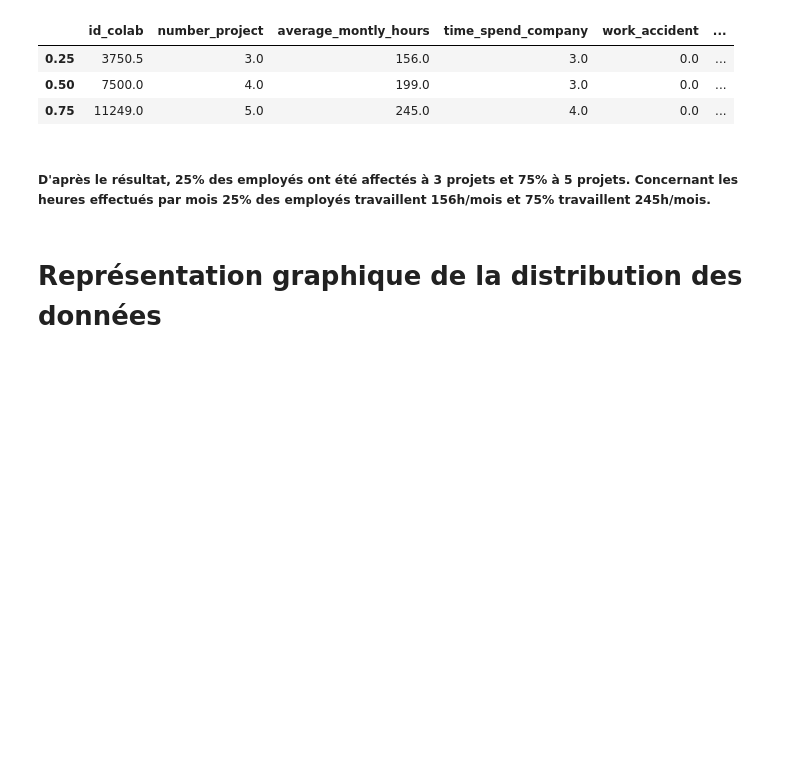
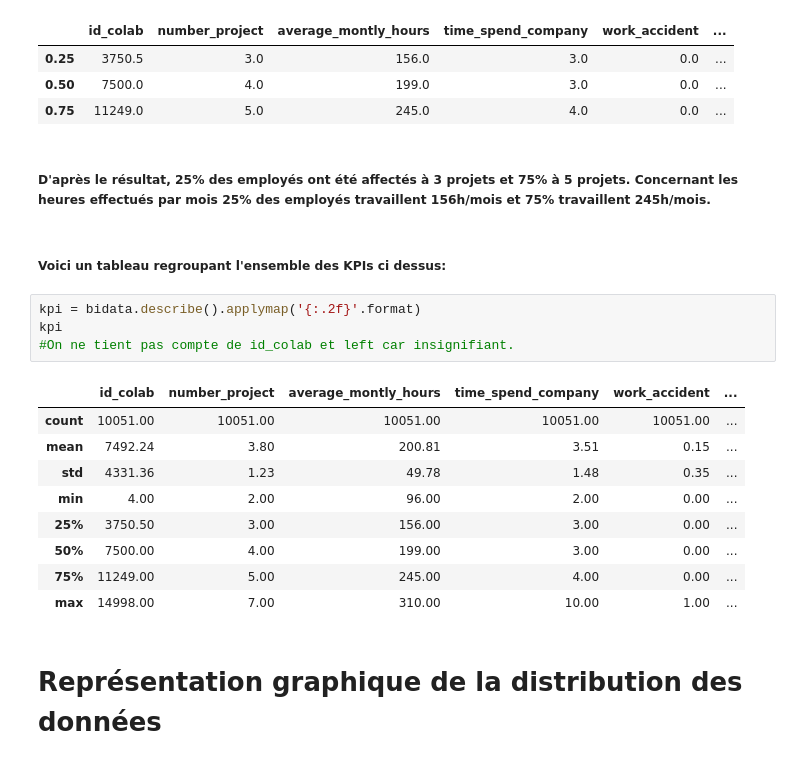
Before and after one commit to Gadeux/Projet-BI---Emma-et-Sarah, a Jupyter notebook: BI-Sarah et Emma.ipynb, the cells around one changed output. Drawn from its saved outputs; the diff is of its cells as text; blank space fills up the shorter version.

```diff
--- a/BI-Sarah et Emma.ipynb
+++ b/BI-Sarah et Emma.ipynb
@@ -568,6 +568,22 @@ percentiles_all
 | 0.75 | 11249.0 | 5.0 | 245.0 | 4.0 | 0.0 | ... |
 # %% [markdown]
 ##### D'après le résultat, 25% des employés ont été affectés à 3 projets et 75% à 5 projets. Concernant les heures effectués par mois 25% des employés travaillent 156h/mois et 75% travaillent 245h/mois.
+# %% [markdown]
+##### Voici un tableau regroupant l'ensemble des KPIs ci dessus:
+# %%
+kpi = bidata.describe().applymap('{:.2f}'.format)
+kpi
+#On ne tient pas compte de id_colab et left car insignifiant.
+# %% [output]
+|  | id_colab | number_project | average_montly_hours | time_spend_company | work_accident | ... |
+| count | 10051.00 | 10051.00 | 10051.00 | 10051.00 | 10051.00 | ... |
+| mean | 7492.24 | 3.80 | 200.81 | 3.51 | 0.15 | ... |
+| std | 4331.36 | 1.23 | 49.78 | 1.48 | 0.35 | ... |
+| min | 4.00 | 2.00 | 96.00 | 2.00 | 0.00 | ... |
+| 25% | 3750.50 | 3.00 | 156.00 | 3.00 | 0.00 | ... |
+| 50% | 7500.00 | 4.00 | 199.00 | 3.00 | 0.00 | ... |
+| 75% | 11249.00 | 5.00 | 245.00 | 4.00 | 0.00 | ... |
+| max | 14998.00 | 7.00 | 310.00 | 10.00 | 1.00 | ... |
 # %% [markdown]
 # Représentation graphique de la distribution des données
 # %%
```
Also changed, not shown: parts of 8 cells of this notebook.
